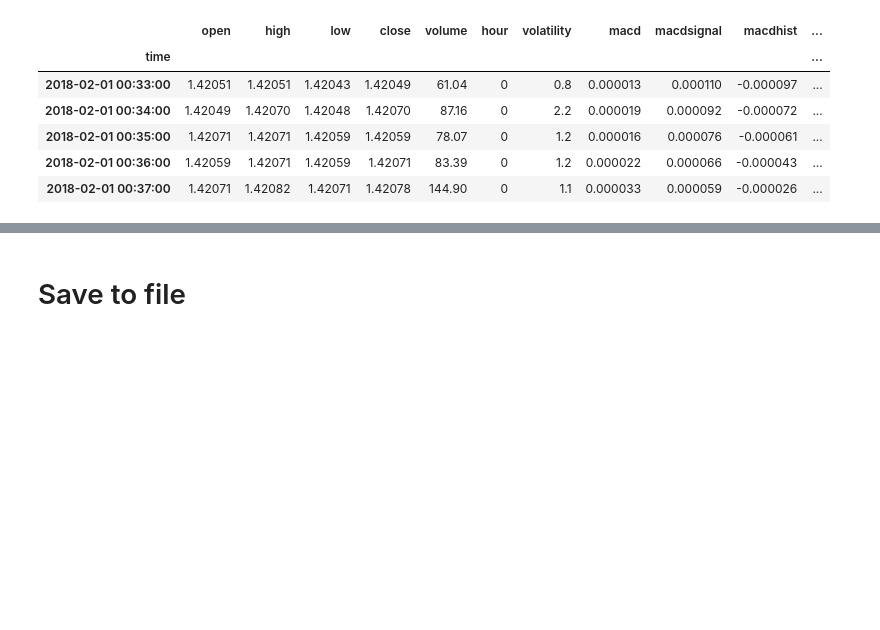
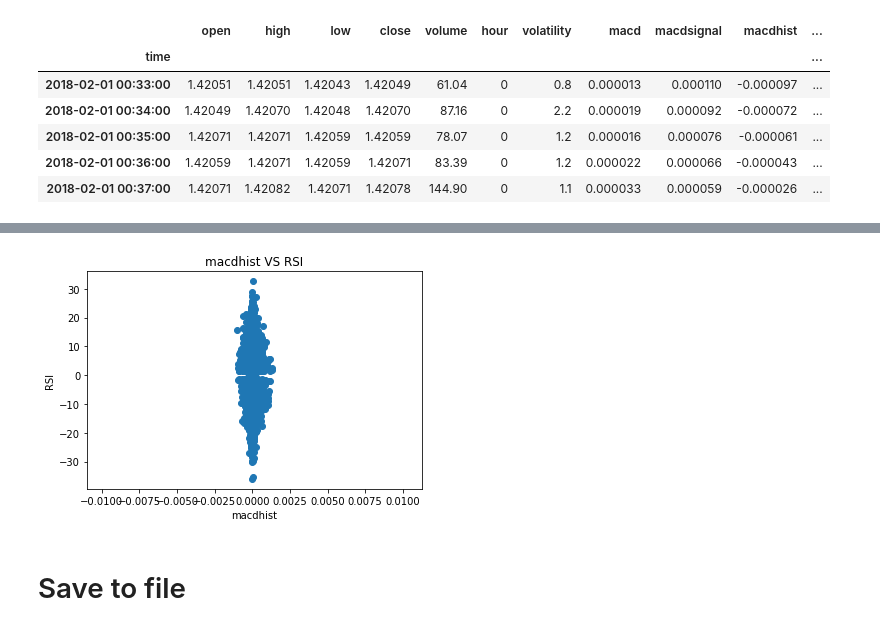
Before and after one commit to lorne-luo/ironman, a Jupyter notebook: mark1/step 2 - feature enginering.ipynb, the cells around one changed output, grey strips where cells are left out. Cells and saved outputs as stored; diff of their text form; code cells hidden in the pictures; blank space fills up the shorter version.

```diff
--- a/mark1/step 2 - feature enginering.ipynb
+++ b/mark1/step 2 - feature enginering.ipynb
@@ -315,3 +350,11 @@ merge_df.head(5)
+# %%
+plt.scatter(merge_df['macdhist'],merge_df['score'])
+plt.title("macdhist VS RSI")
+plt.xlabel("macdhist")
+plt.ylabel("RSI")
+plt.show()
+# %% [output]
+[figure, added]
 # %% [markdown]
 # Save to file
 # %%
```
Also changed, not shown: parts of 5 cells of this notebook, 1 other file.
